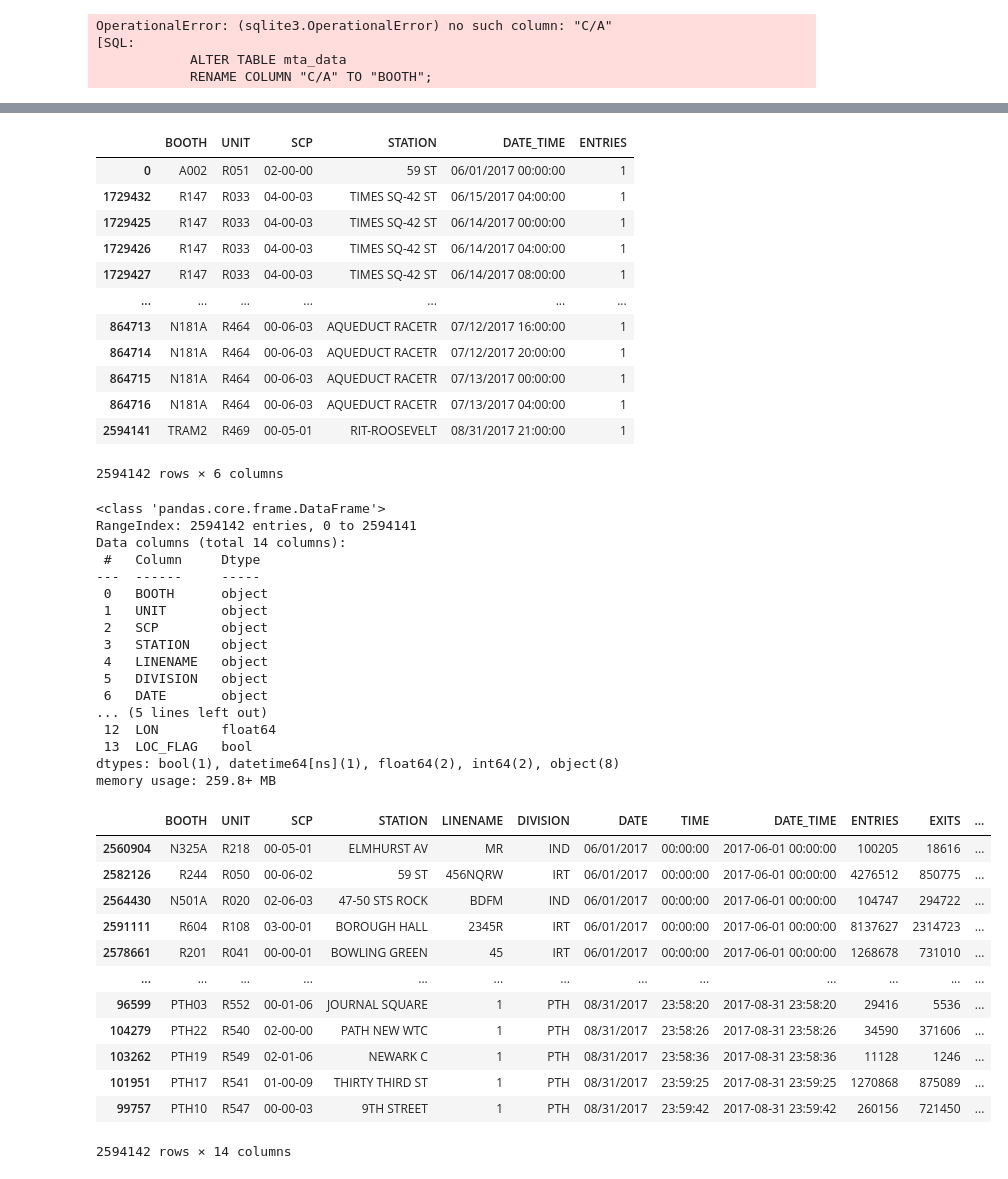
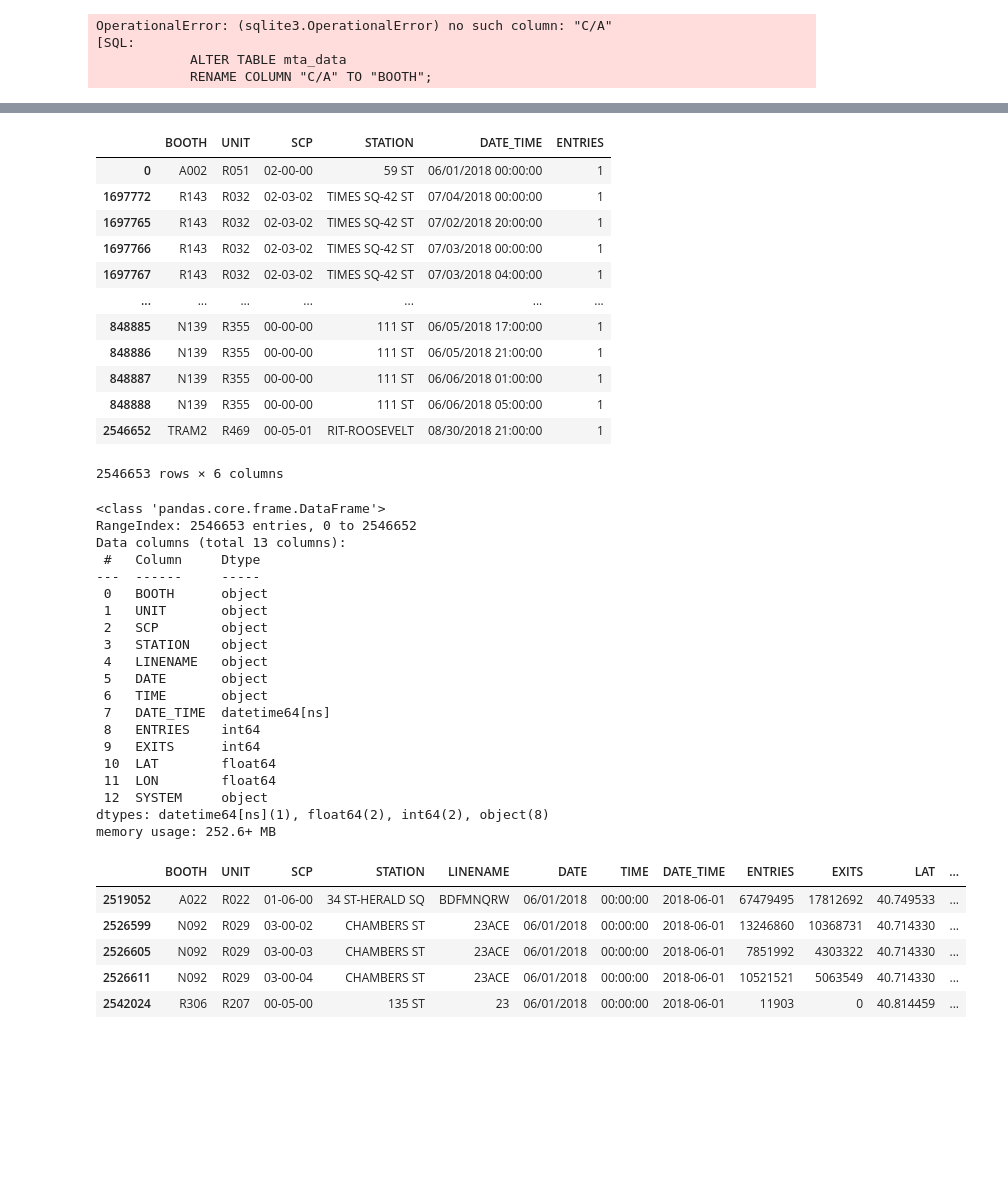
Before and after one commit to hmlewis-astro/mta_analysis, a Jupyter notebook: mta_heat.ipynb, the cells around one changed output, grey strips where cells are left out. Cells and saved outputs as stored; diff of their text form; code cells hidden in the pictures; blank space fills up the shorter version.

```diff
--- a/mta_heat.ipynb
+++ b/mta_heat.ipynb
@@ -62,18 +80,18 @@ OperationalError: (sqlite3.OperationalError) no such column: "C/A"
 # %%
 # join mta_data and geocoded tables on the booth and unit numbers
 # select turnstile-level information, include entries and exits, date, time, latitude, longitude
-# add a flag 'LOC_FLAG' for booth/unit combinations that do not have latitude and longitude entries in the geocoded table
+# add 'SYSTEM' to differentiate turstiles in the PATH vs. MTA systems (many PATH systems are missing lat/lon coordinates)
 # keep only summer (June, July, August) data and 'REGULAR' scheduled audit events, not 'RECOVR AUD' entries to avoid duplicates
 mta_df_read = pd.read_sql('''
-            SELECT a.booth, a.unit, a.scp, a.station, a.linename, a.division,
+            SELECT a.booth, a.unit, a.scp, a.station, a.linename,
               a.date, a.time,
               (a.date || ' ' || a.time) AS DATE_TIME,
               a.entries, a.exits,
               b.lat AS LAT, b.lon AS LON,
               (CASE
-                WHEN b.lat IS NULL THEN 'True'
-                ELSE 'False'
-              END) AS LOC_FLAG
+                WHEN b.booth LIKE '%PTH%' THEN 'PATH'
+                ELSE 'MTA'
+              END) AS SYSTEM
             FROM mta_data a
             LEFT JOIN geocoded b
             ON a.booth = b.booth AND a.unit = b.unit
@@ -117,28 +134,24 @@ dtype: object
 mta_df_read.groupby(['BOOTH', 'UNIT', 'SCP', 'STATION', 'DATE_TIME'], as_index=False).ENTRIES.count().sort_values('ENTRIES', ascending=False)
 # %% [output]
 |  | BOOTH | UNIT | SCP | STATION | DATE_TIME | ENTRIES |
-| 0 | A002 | R051 | 02-00-00 | 59 ST | 06/01/2017 00:00:00 | 1 |
-| 1729432 | R147 | R033 | 04-00-03 | TIMES SQ-42 ST | 06/15/2017 04:00:00 | 1 |
-| 1729425 | R147 | R033 | 04-00-03 | TIMES SQ-42 ST | 06/14/2017 00:00:00 | 1 |
-| 1729426 | R147 | R033 | 04-00-03 | TIMES SQ-42 ST | 06/14/2017 04:00:00 | 1 |
-| 1729427 | R147 | R033 | 04-00-03 | TIMES SQ-42 ST | 06/14/2017 08:00:00 | 1 |
+| 0 | A002 | R051 | 02-00-00 | 59 ST | 06/01/2018 00:00:00 | 1 |
+| 1697772 | R143 | R032 | 02-03-02 | TIMES SQ-42 ST | 07/04/2018 00:00:00 | 1 |
+| 1697765 | R143 | R032 | 02-03-02 | TIMES SQ-42 ST | 07/02/2018 20:00:00 | 1 |
+| 1697766 | R143 | R032 | 02-03-02 | TIMES SQ-42 ST | 07/03/2018 00:00:00 | 1 |
+| 1697767 | R143 | R032 | 02-03-02 | TIMES SQ-42 ST | 07/03/2018 04:00:00 | 1 |
 | ... | ... | ... | ... | ... | ... | ... |
-| 864713 | N181A | R464 | 00-06-03 | AQUEDUCT RACETR | 07/12/2017 16:00:00 | 1 |
-| 864714 | N181A | R464 | 00-06-03 | AQUEDUCT RACETR | 07/12/2017 20:00:00 | 1 |
-| 864715 | N181A | R464 | 00-06-03 | AQUEDUCT RACETR | 07/13/2017 00:00:00 | 1 |
-| 864716 | N181A | R464 | 00-06-03 | AQUEDUCT RACETR | 07/13/2017 04:00:00 | 1 |
-| 2594141 | TRAM2 | R469 | 00-05-01 | RIT-ROOSEVELT | 08/31/2017 21:00:00 | 1 |
+| 848885 | N139 | R355 | 00-00-00 | 111 ST | 06/05/2018 17:00:00 | 1 |
+| 848886 | N139 | R355 | 00-00-00 | 111 ST | 06/05/2018 21:00:00 | 1 |
+| 848887 | N139 | R355 | 00-00-00 | 111 ST | 06/06/2018 01:00:00 | 1 |
+| 848888 | N139 | R355 | 00-00-00 | 111 ST | 06/06/2018 05:00:00 | 1 |
+| 2546652 | TRAM2 | R469 | 00-05-01 | RIT-ROOSEVELT | 08/30/2018 21:00:00 | 1 |
-2594142 rows × 6 columns
+2546653 rows × 6 columns
 # %%
 mta_df = mta_df_read.copy(deep=True)
 
 # convert 'DATE_TIME' column to datetime format
 mta_df['DATE_TIME'] = pd.to_datetime(mta_df.DATE_TIME, format = '%m/%d/%Y %H:%M:%S')
 
-# convert 'LOC_FLAG' to boolean format
-bools = {'True': True, 'False': False}
-mta_df['LOC_FLAG'] = mta_df['LOC_FLAG'].map(bools)
-
 # sort linenames
 mta_df['LINENAME'] = mta_df['LINENAME'].apply(lambda x: ''.join(sorted(x)))
 # %%
@@ -146,8 +159,8 @@ mta_df['LINENAME'] = mta_df['LINENAME'].apply(lambda x: ''.join(sorted(x)))
 mta_df.info()
 # %% [output]
 <class 'pandas.core.frame.DataFrame'>
-RangeIndex: 2594142 entries, 0 to 2594141
-Data columns (total 14 columns):
+RangeIndex: 2546653 entries, 0 to 2546652
+Data columns (total 13 columns):
  #   Column     Dtype
 ---  ------     -----
  0   BOOTH      object
@@ -155,32 +168,28 @@ Data columns (total 14 columns):
  2   SCP        object
  3   STATION    object
  4   LINENAME   object
- 5   DIVISION   object
- 6   DATE       object
-... (5 lines left out)
- 12  LON        float64
- 13  LOC_FLAG   bool
-dtypes: bool(1), datetime64[ns](1), float64(2), int64(2), object(8)
-memory usage: 259.8+ MB
+ 5   DATE       object
+ 6   TIME       object
+ 7   DATE_TIME  datetime64[ns]
+ 8   ENTRIES    int64
+ 9   EXITS      int64
+ 10  LAT        float64
+ 11  LON        float64
+ 12  SYSTEM     object
+dtypes: datetime64[ns](1), float64(2), int64(2), object(8)
+memory usage: 252.6+ MB
 # %%
 mta_df.sort_values('DATE_TIME', ascending=True, inplace=True)
 # %%
 #TODO: delete in python script
-mta_df
+mta_df.head()
 # %% [output]
-|  | BOOTH | UNIT | SCP | STATION | LINENAME | DIVISION | DATE | TIME | DATE_TIME | ENTRIES | EXITS | ... |
-| 2560904 | N325A | R218 | 00-05-01 | ELMHURST AV | MR | IND | 06/01/2017 | 00:00:00 | 2017-06-01 00:00:00 | 100205 | 18616 | ... |
-| 2582126 | R244 | R050 | 00-06-02 | 59 ST | 456NQRW | IRT | 06/01/2017 | 00:00:00 | 2017-06-01 00:00:00 | 4276512 | 850775 | ... |
-| 2564430 | N501A | R020 | 02-06-03 | 47-50 STS ROCK | BDFM | IND | 06/01/2017 | 00:00:00 | 2017-06-01 00:00:00 | 104747 | 294722 | ... |
-| 2591111 | R604 | R108 | 03-00-01 | BOROUGH HALL | 2345R | IRT | 06/01/2017 | 00:00:00 | 2017-06-01 00:00:00 | 8137627 | 2314723 | ... |
-| 2578661 | R201 | R041 | 00-00-01 | BOWLING GREEN | 45 | IRT | 06/01/2017 | 00:00:00 | 2017-06-01 00:00:00 | 1268678 | 731010 | ... |
-| ... | ... | ... | ... | ... | ... | ... | ... | ... | ... | ... | ... | ... |
-| 96599 | PTH03 | R552 | 00-01-06 | JOURNAL SQUARE | 1 | PTH | 08/31/2017 | 23:58:20 | 2017-08-31 23:58:20 | 29416 | 5536 | ... |
-| 104279 | PTH22 | R540 | 02-00-00 | PATH NEW WTC | 1 | PTH | 08/31/2017 | 23:58:26 | 2017-08-31 23:58:26 | 34590 | 371606 | ... |
-| 103262 | PTH19 | R549 | 02-01-06 | NEWARK C | 1 | PTH | 08/31/2017 | 23:58:36 | 2017-08-31 23:58:36 | 11128 | 1246 | ... |
-| 101951 | PTH17 | R541 | 01-00-09 | THIRTY THIRD ST | 1 | PTH | 08/31/2017 | 23:59:25 | 2017-08-31 23:59:25 | 1270868 | 875089 | ... |
-| 99757 | PTH10 | R547 | 00-00-03 | 9TH STREET | 1 | PTH | 08/31/2017 | 23:59:42 | 2017-08-31 23:59:42 | 260156 | 721450 | ... |
+|  | BOOTH | UNIT | SCP | STATION | LINENAME | DATE | TIME | DATE_TIME | ENTRIES | EXITS | LAT | ... |
+| 2519052 | A022 | R022 | 01-06-00 | 34 ST-HERALD SQ | BDFMNQRW | 06/01/2018 | 00:00:00 | 2018-06-01 | 67479495 | 17812692 | 40.749533 | ... |
+| 2526599 | N092 | R029 | 03-00-02 | CHAMBERS ST | 23ACE | 06/01/2018 | 00:00:00 | 2018-06-01 | 13246860 | 10368731 | 40.714330 | ... |
+| 2526605 | N092 | R029 | 03-00-03 | CHAMBERS ST | 23ACE | 06/01/2018 | 00:00:00 | 2018-06-01 | 7851992 | 4303322 | 40.714330 | ... |
+| 2526611 | N092 | R029 | 03-00-04 | CHAMBERS ST | 23ACE | 06/01/2018 | 00:00:00 | 2018-06-01 | 10521521 | 5063549 | 40.714330 | ... |
+| 2542024 | R306 | R207 | 00-05-00 | 135 ST | 23 | 06/01/2018 | 00:00:00 | 2018-06-01 | 11903 | 0 | 40.814459 | ... |
-2594142 rows × 14 columns
 # %%
 # new columns with the date, time of the previous measurement, and the number of new entries gained
 mta_df[['PREV_DATE_TIME', 'PREV_ENTRIES']] = mta_df.groupby(['BOOTH', 'UNIT', 'SCP', 'STATION'])[['DATE_TIME', 'ENTRIES']].shift(1)
```
Also changed, not shown: parts of 33 cells of this notebook, 29 other files.
